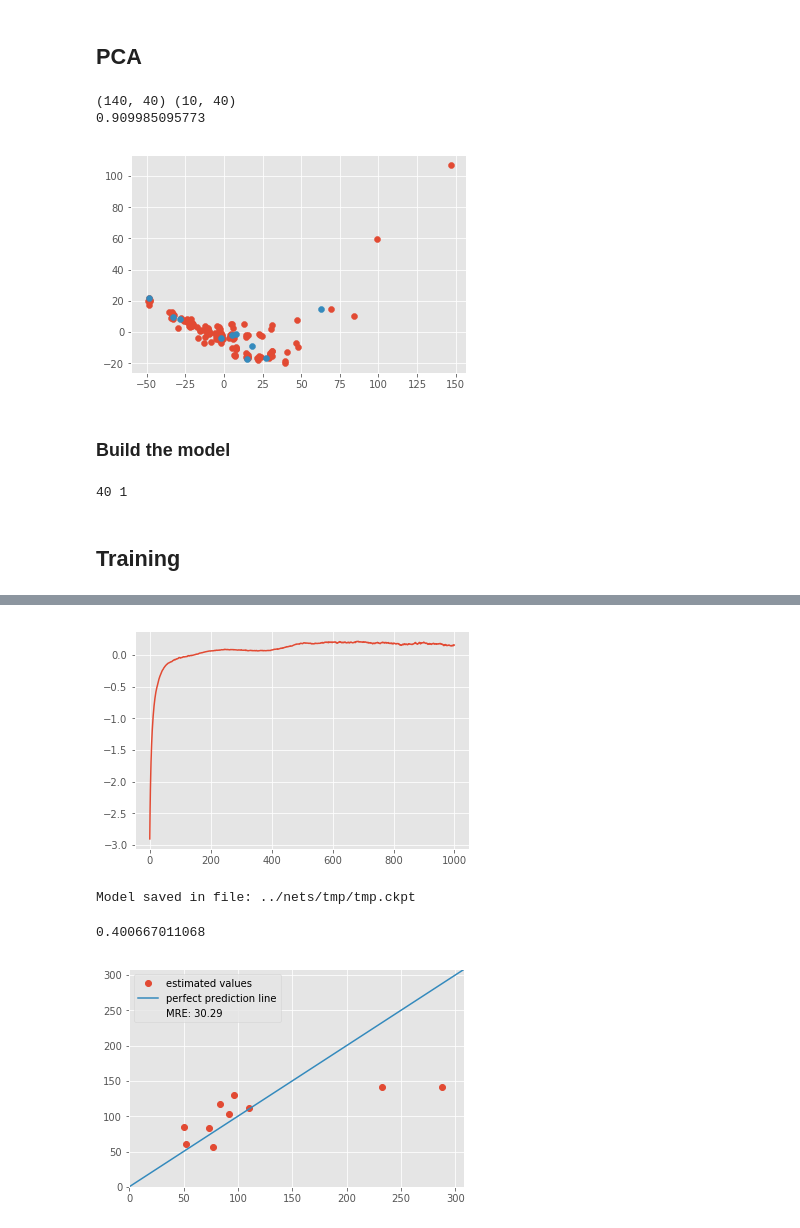
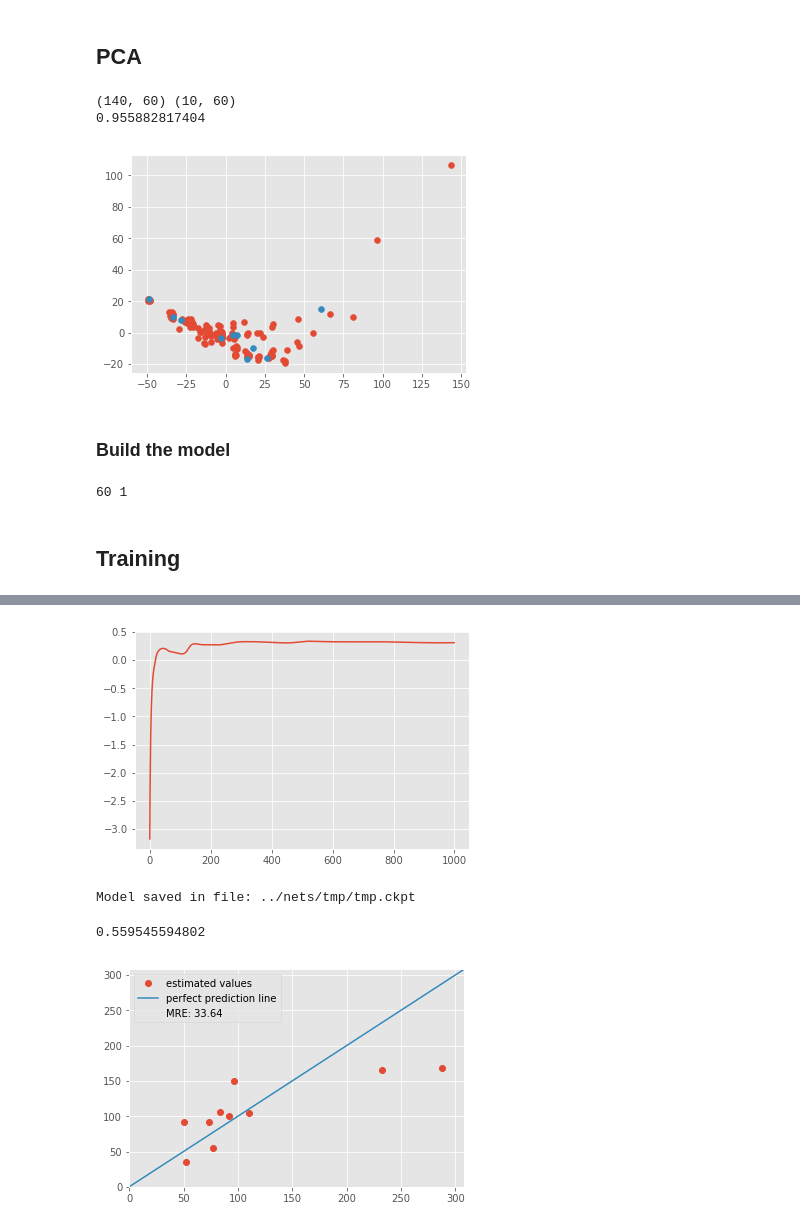
Before and after one commit to harel-coffee/predictive_LCIA-auto, a Jupyter notebook: models/create_multi_layer_CED_model.ipynb, the cells around one changed output, grey strips where cells are left out. Drawn from its saved outputs; the diff is of its cells as text; code cells hidden in the pictures.

```diff
--- a/models/create_multi_layer_CED_model.ipynb
+++ b/models/create_multi_layer_CED_model.ipynb
@@ -81,7 +81,7 @@ print np.mean(trn_X,0),np.std(trn_X,0)
 # %%
 ### PCA, don't run them together
 # normalize the data first
-pca = PCA(n_components = 40)
+pca = PCA(n_components = 60)
 
 trn_X = pca.fit_transform(trn_X)
 val_X = pca.transform(val_X)
@@ -91,14 +91,14 @@ tst_X = pca.transform(tst_X)
 print trn_X.shape, tst_X.shape
 print(reduce(lambda x,y:x+y,pca.explained_variance_ratio_))
 # %% [output]
-(140, 40) (10, 40)
-0.909985095773
+(140, 60) (10, 60)
+0.955882817404
 # %%
 plt.scatter(trn_X[:,0],trn_X[:,1])
 plt.scatter(tst_X[:,0],tst_X[:,1])
 plt.show()
 # %% [output]
-[figure, old version]
+[figure, new version]
 # %% [markdown]
 ### Build the model
 # %%
@@ -115,7 +115,7 @@ num_target = trn_y.shape[1]
 
 print num_descs,num_target
 # %% [output]
-40 1
+60 1
 # %%
 #####
 ##Define model structure
@@ -141,14 +141,10 @@ l2 = tf.nn.sigmoid(l2)
 # l3 = tf.add(tf.matmul(l2,w3),b3)
 # l3 = tf.nn.sigmoid(l3)
 
-#Drop out
-keep_prob = tf.placeholder(tf.float32)
-h_fc1_drop = tf.nn.dropout(l2, keep_prob)
-
 #Output layer
 w_out = init_weights((128,num_target))
 b_out = bias_variable([num_target])
-l_out = tf.matmul(h_fc1_drop,w_out) + b_out #no nonlinarity
+l_out = tf.matmul(l2,w_out) + b_out #no nonlinarity
 
 pred = l_out
 # %%
@@ -183,20 +179,20 @@ with tf.Session() as sess:
     sess.run(init)
     for epoch in range(1000):
         for i in range(0, len(trn_X),BATCH_SIZE):
-            _, c = sess.run([optimizer,cost], feed_dict={X:trn_X[i:i+BATCH_SIZE], y:trn_y[i:i+BATCH_SIZE], keep_prob: 0.5})
+            _, c = sess.run([optimizer,cost], feed_dict={X:trn_X[i:i+BATCH_SIZE], y:trn_y[i:i+BATCH_SIZE]})
 
-        trn_score = r2_score(trn_y,sess.run(pred, feed_dict={X:trn_X, y:trn_y, keep_prob: 1}))
-        val_score = r2_score(val_y,sess.run(pred, feed_dict={X:val_X, y:val_y, keep_prob: 1}))
-        val_mre = mre(val_y,sess.run(pred,feed_dict={X:val_X,y:val_y, keep_prob: 1}))
+        trn_score = r2_score(trn_y,sess.run(pred, feed_dict={X:trn_X, y:trn_y}))
+        val_score = r2_score(val_y,sess.run(pred, feed_dict={X:val_X, y:val_y}))
+        val_mre = mre(val_y,sess.run(pred,feed_dict={X:val_X,y:val_y}))
 
         costs.append(val_score)
         if epoch % 50 == 0:
             print("Epoch = %d,Cost = %.2f,Training Accuracy = %.2f, Validation Accuracy = %.2f, Validation MRE =%.2f" % (epoch + 1,c,trn_score,val_score,val_mre))
 
     # final pred on the validation set
-    final_pred_val = sess.run(pred,feed_dict={X:val_X, keep_prob: 1})
+    final_pred_val = sess.run(pred,feed_dict={X:val_X})
     # prediction on the testing set
-    final_pred_test = sess.run(pred,feed_dict={X:tst_X, keep_prob: 1})
+    final_pred_test = sess.run(pred,feed_dict={X:tst_X})
 
     for (y,y_hat) in zip(tst_y,final_pred_test):
         print y,y_hat
@@ -228,4 +224,4 @@ Epoch = 551,Cost = 14.93,Training Accuracy = 0.85, Validation Accuracy = 0.18, V
-[figure, old version]
+[figure, new version]
 Model saved in file: ../nets/tmp/tmp.ckpt
 # %%
 MRE_this = mre(tst_y, final_pred_test)
@@ -247,5 +243,5 @@ plt.plot([],[],linewidth=0, label=MRE_label)
 plt.legend(loc='upper left')
 plt.show()
 # %% [output]
-0.400667011068
+0.559545594802
-[figure, old version]
+[figure, new version]
```
Also changed, not shown: parts of 3 cells of this notebook, 7 other files.
